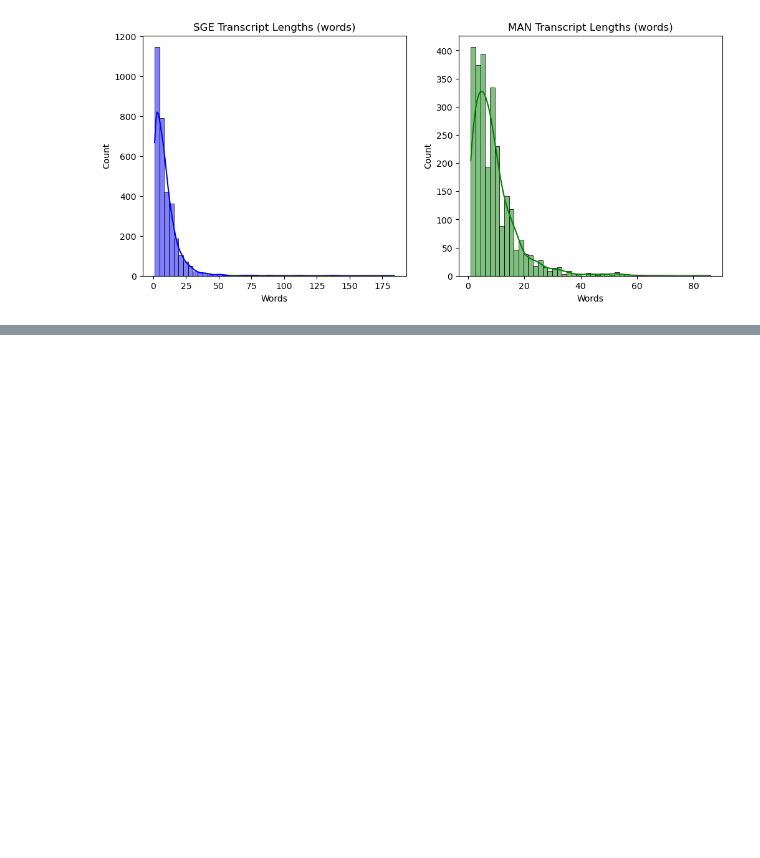
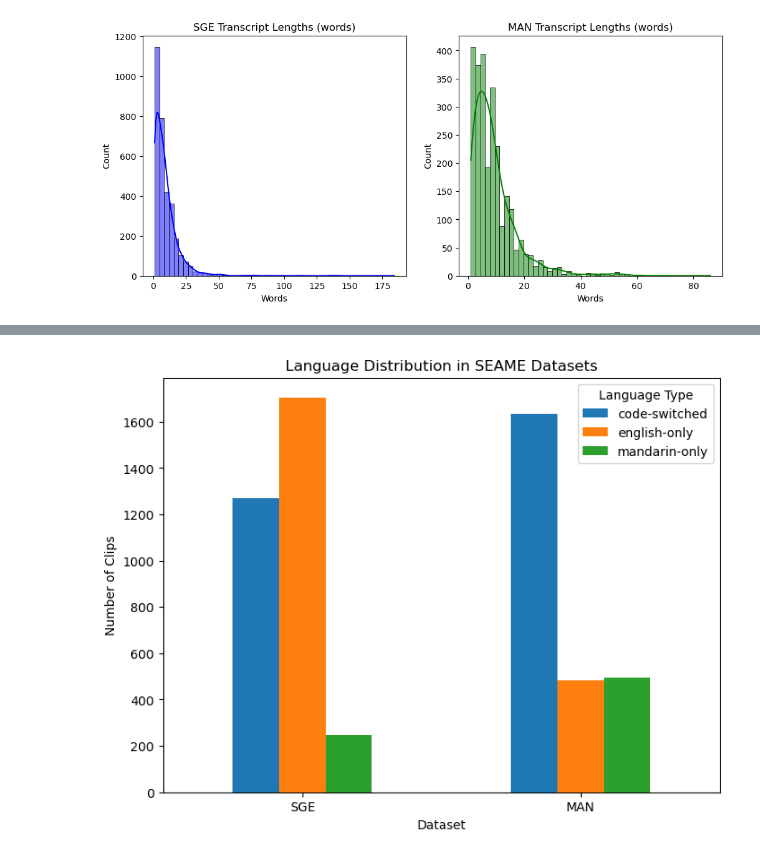
Before and after one commit to tingwang12/whisper-fine-tuning-for-code-switching-speech, a Jupyter notebook: notebooks/01_data_exploration.ipynb, the cells around one changed output, grey strips where cells are left out. Drawn from its saved outputs; the diff is of its cells as text; code cells hidden in the pictures; blank space fills up the shorter version.

Commit message:
Update data exploration notebook with code switched analysis

```diff
--- a/notebooks/01_data_exploration.ipynb
+++ b/notebooks/01_data_exploration.ipynb
@@ -136,0 +163,9 @@ plt.show()
+# %%
+# Apply to SGE dataset
+lang_flags_sge = [language_type(ex['answer']) for ex in dataset_sge['test']]
+counts_sge = pd.Series(lang_flags_sge).value_counts()
+
+print("SGE dataset language distribution:")
+print(counts_sge)
+print("\nPercentages:")
+print(round(counts_sge / len(lang_flags_sge) * 100, 2))
@@ -136,0 +184,9 @@ plt.show()
+# %%
+# Apply to MAN dataset
+lang_flags_man = [language_type(ex['answer']) for ex in dataset_man['test']]
+counts_man = pd.Series(lang_flags_man).value_counts()
+
+print("\nMAN dataset language distribution:")
+print(counts_man)
+print("\nPercentages:")
+print(round(counts_man / len(lang_flags_man) * 100, 2))
@@ -136,0 +205,17 @@ plt.show()
+# %%
+# Combine counts into a DataFrame for plotting
+df_lang = pd.DataFrame({
+    'SGE': counts_sge,
+    'MAN': counts_man
+}).T.fillna(0)
+
+# Plot
+df_lang.plot(kind='bar', figsize=(8,6), stacked=False)
+plt.title("Language Distribution in SEAME Datasets")
+plt.ylabel("Number of Clips")
+plt.xlabel("Dataset")
+plt.xticks(rotation=0)
+plt.legend(title="Language Type")
+plt.show()
+# %% [output]
+[figure, added]
```
Also changed, not shown: parts of 7 cells of this notebook.
